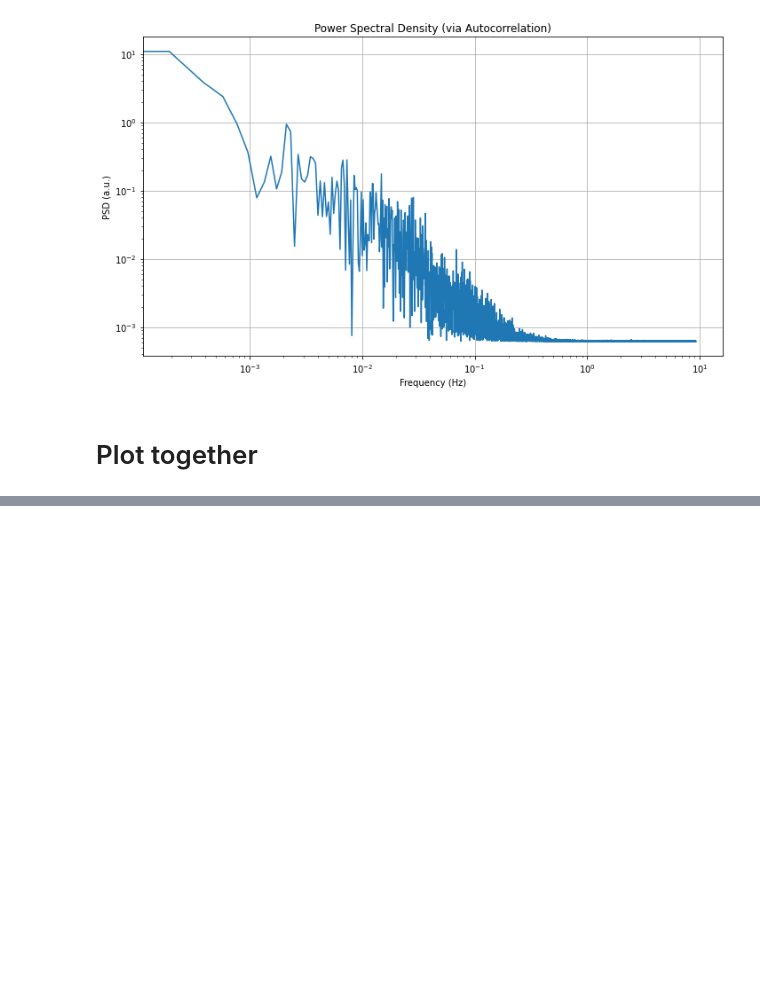
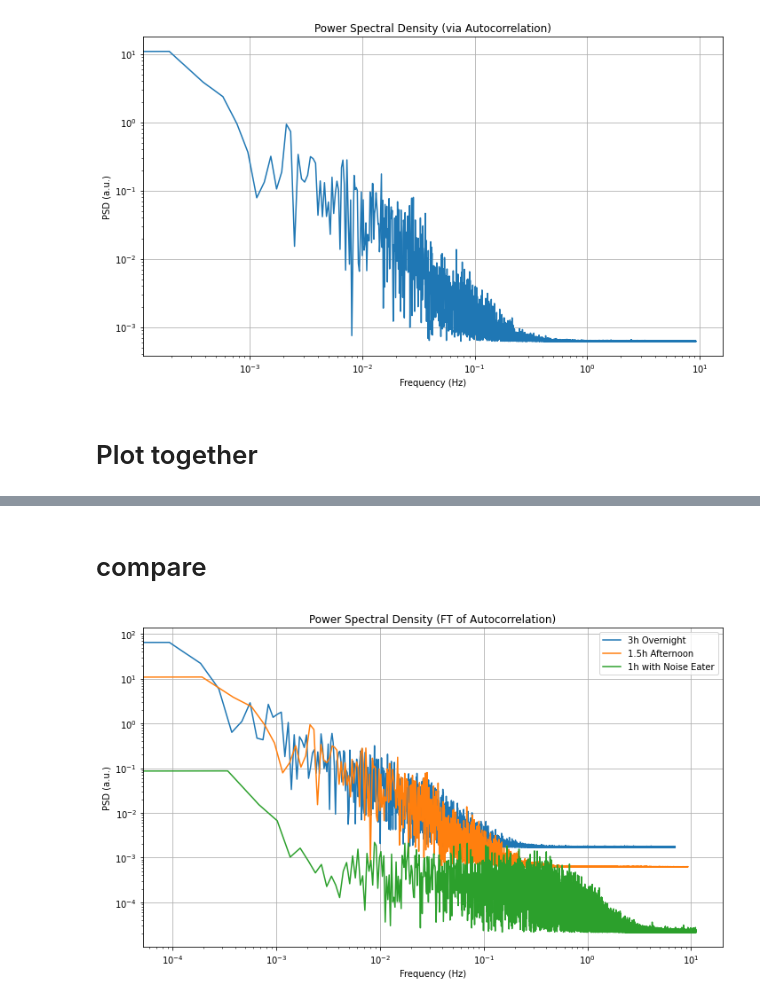
Before and after one commit to ahserhan/PSD-Calculation, a Jupyter notebook: experiment/Autocorrelation Method.ipynb, the cells around one changed output, grey strips where cells are left out. Cells and saved outputs as stored; diff of their text form; code cells hidden in the pictures; blank space fills up the shorter version.

```diff
--- a/experiment/Autocorrelation Method.ipynb
+++ b/experiment/Autocorrelation Method.ipynb
@@ -243,0 +297,17 @@ plt.show()
+# %% [markdown]
+# compare
+# %%
+# Plot the resulting PSD.
+plt.figure(figsize=(10, 6))
+plt.loglog(freqs_pos1, psd_pos1, label = "3h Overnight")
+plt.loglog(freqs_pos2, psd_pos2, label = "1.5h Afternoon")
+plt.loglog(freqs_pos3, psd_pos3, label = "1h with Noise Eater")
+plt.xlabel('Frequency (Hz)')
+plt.ylabel('PSD (a.u.)')
+plt.title('Power Spectral Density (FT of Autocorrelation)')
+plt.grid(True)
+plt.legend()
+plt.tight_layout()
+plt.show()
+# %% [output]
+[figure, added]
```
Also changed, not shown: parts of 9 cells of this notebook, 2 other files.
